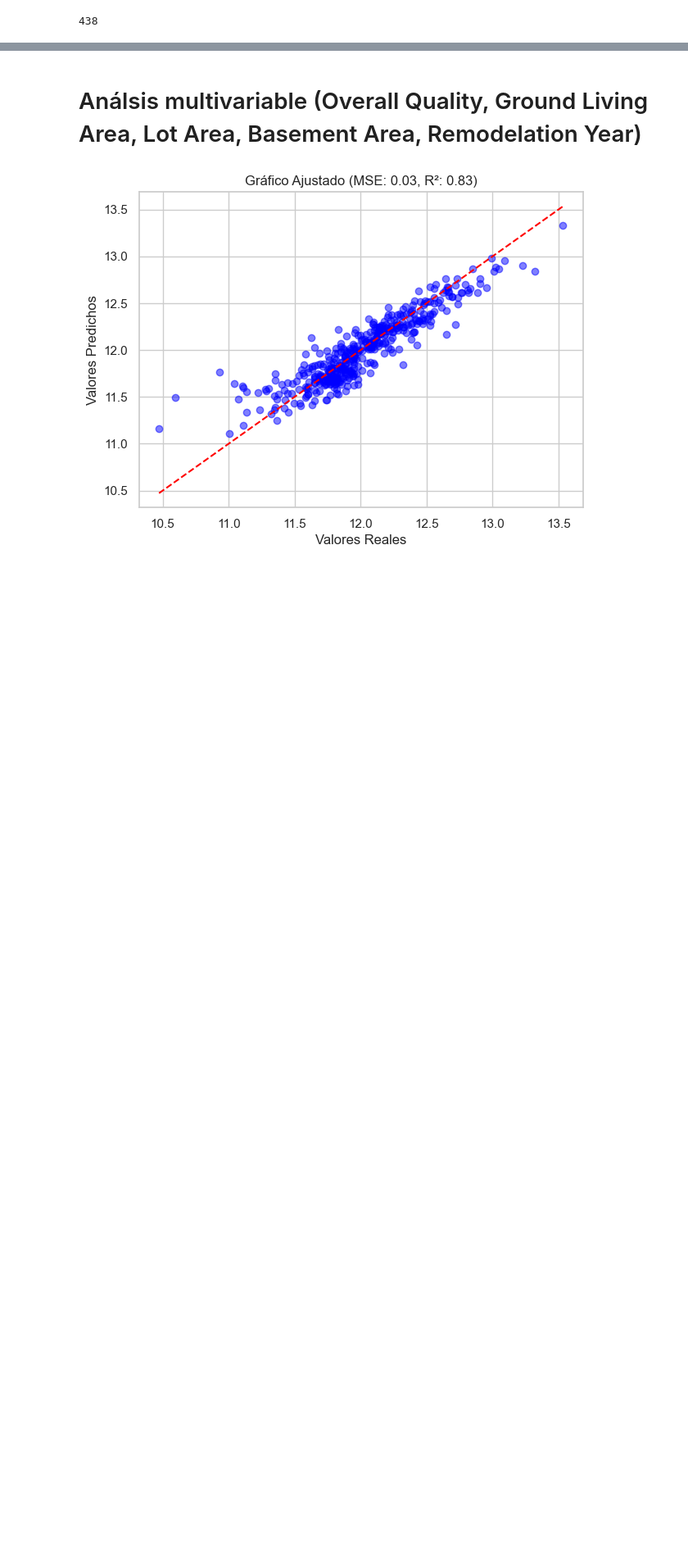
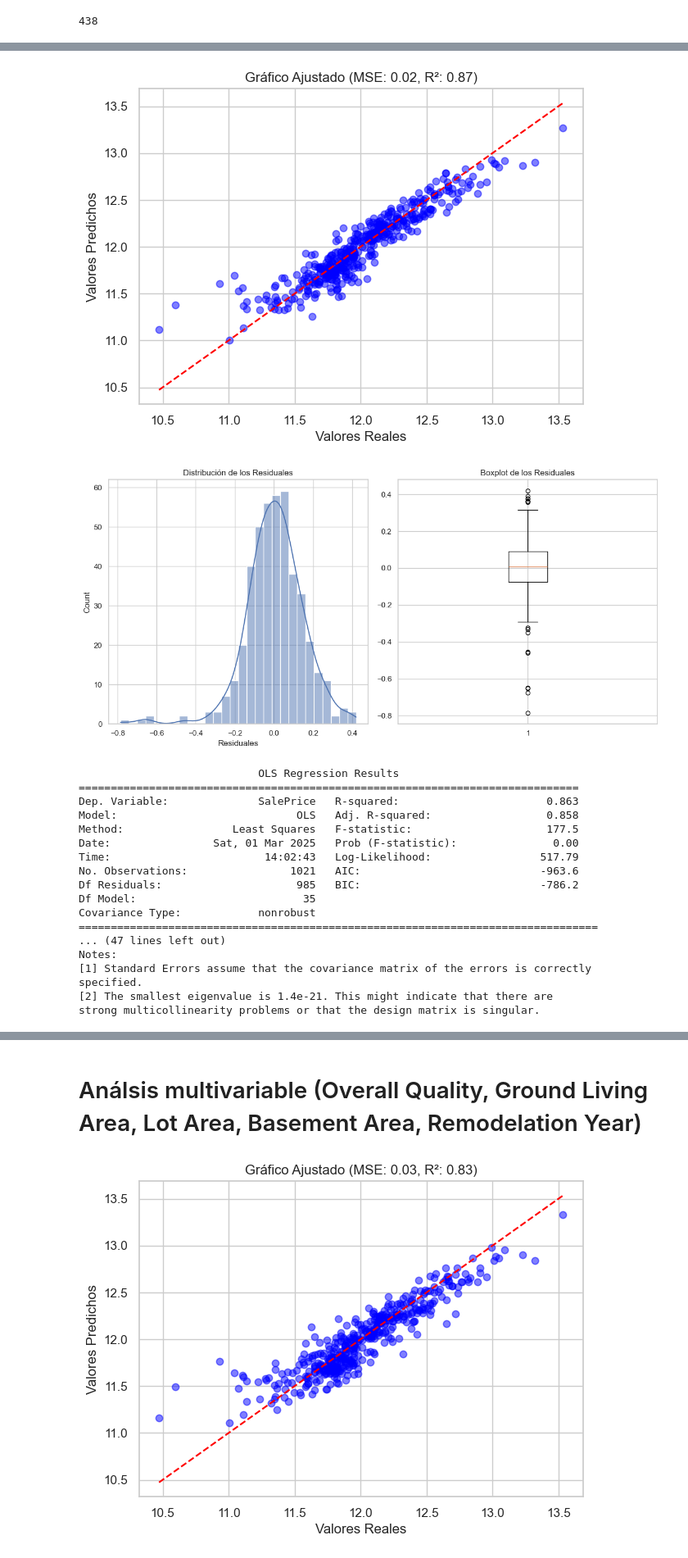
Before and after one commit to Gxrco/HT3-DM, a Jupyter notebook: notebook.ipynb, the cells around one changed output, grey strips where cells are left out. Shown at 82% size. Cells and saved outputs as stored; diff of their text form; code cells hidden in the pictures; blank space fills up the shorter version.

Commit message:
add analisis of all numeric variables

```diff
--- a/notebook.ipynb
+++ b/notebook.ipynb
@@ -602,0 +598,65 @@ plt.show()
+# %%
+X = df_numerico.drop(columns=['SalePrice', 'LogSalePrice'])
+y = np.log(df['SalePrice'])
+
+imputer = SimpleImputer(strategy='median')
+X = pd.DataFrame(imputer.fit_transform(X), columns=X.columns)
+
+X_train, X_test, y_train, y_test = train_test_split(X, y, test_size=0.3, train_size=0.7, random_state=42)
+
+lm = LinearRegression()
+lm.fit(X_train, y_train)
+
+y_pred = lm.predict(X_test)
+
+mse = mean_squared_error(y_test, y_pred)
+r2 = r2_score(y_test, y_pred)
+
+X_train_sm = sm.add_constant(X_train)
+modelo = sm.OLS(y_train, X_train_sm).fit()
+
+plt.figure(figsize=(7, 5))
+plt.scatter(y_test, y_pred, color="blue", alpha=0.5)
+plt.plot([min(y_test), max(y_test)], [min(y_test), max(y_test)], color="red", linestyle="--")
+plt.xlabel("Valores Reales")
+plt.ylabel("Valores Predichos")
+plt.title(f"Gráfico Ajustado (MSE: {mse:.2f}, R²: {r2:.2f})")
+plt.show()
+
+residuales = y_test - y_pred
+
+plt.figure(figsize=(12, 6))
+
+plt.subplot(1, 2, 1)
+sns.histplot(residuales, kde=True)
+plt.xlabel("Residuales")
+plt.title("Distribución de los Residuales")
+
+plt.subplot(1, 2, 2)
+plt.boxplot(residuales)
+plt.title("Boxplot de los Residuales")
+
+plt.tight_layout()
+plt.show()
+
+print(modelo.summary())
+# %% [output]
+[figure, added]
+[figure, added]
+                            OLS Regression Results
+==============================================================================
+Dep. Variable:              SalePrice   R-squared:                       0.863
+Model:                            OLS   Adj. R-squared:                  0.858
+Method:                 Least Squares   F-statistic:                     177.5
+Date:                Sat, 01 Mar 2025   Prob (F-statistic):               0.00
+Time:                        14:02:43   Log-Likelihood:                 517.79
+No. Observations:                1021   AIC:                            -963.6
+Df Residuals:                     985   BIC:                            -786.2
+Df Model:                          35
+Covariance Type:            nonrobust
+=================================================================================
+... (47 lines left out)
+Notes:
+[1] Standard Errors assume that the covariance matrix of the errors is correctly specified.
+[2] The smallest eigenvalue is 1.4e-21. This might indicate that there are
+strong multicollinearity problems or that the design matrix is singular.
```
Also changed, not shown: parts of 15 cells of this notebook.
